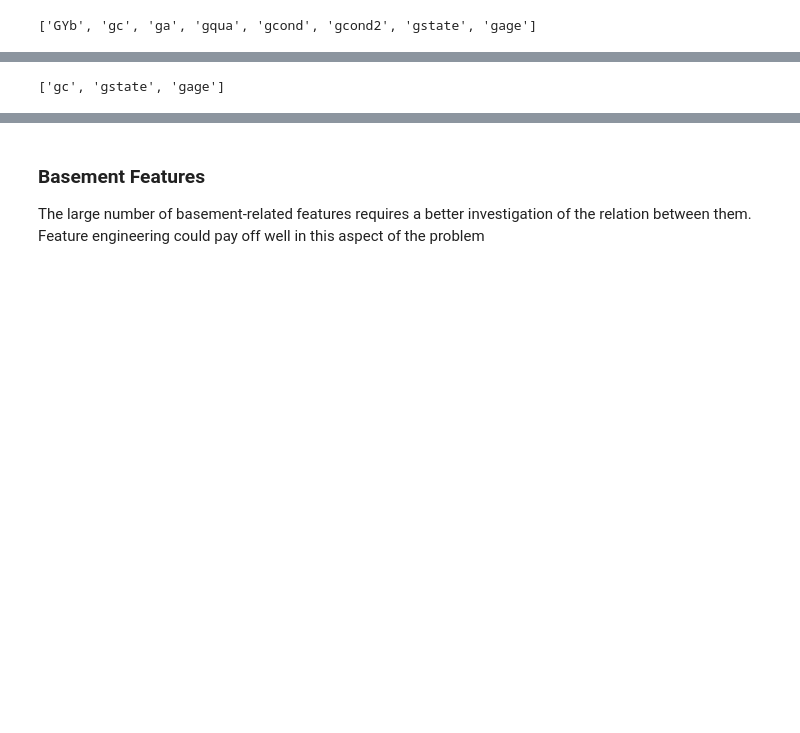
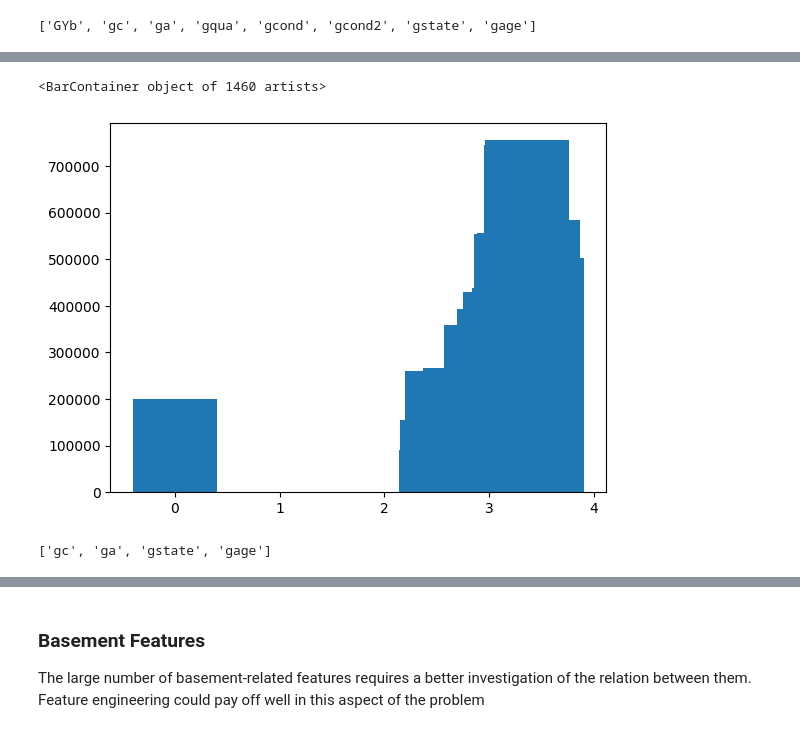
Before and after one commit to ayhem18/My_Kaggle_Repo, a Jupyter notebook: House_Prices/HP_2.ipynb, the cells around one changed output, grey strips where cells are left out. Drawn from its saved outputs; the diff is of its cells as text; code cells hidden in the pictures; blank space fills up the shorter version.

```diff
--- a/House_Prices/HP_2.ipynb
+++ b/House_Prices/HP_2.ipynb
@@ -1130,11 +1104,16 @@ print((g3cap_com['diffga'] * g3cap_com['diffy']).sum())
+# %%
+plt.bar(df[ga].values, df[Y].values)
+# %% [output]
+<BarContainer object of 1460 artists>
+[figure, added]
 # %%
 # the garage area is to be dropped
-drop_cols([ga, gcond2, gcond, gqua, gyb])
+drop_cols([gcond2, gcond, gqua, gyb])
 garage_cols = [col for col in df.columns if col.lower().startswith("g")]
 garage_cols.remove("GrLivArea")
 print(garage_cols)
 # %% [output]
-['gc', 'gstate', 'gage']
+['gc', 'ga', 'gstate', 'gage']
 # %%
 X = df.copy()
 y = X.pop(Y)
```
Also changed, not shown: parts of 35 cells of this notebook.
